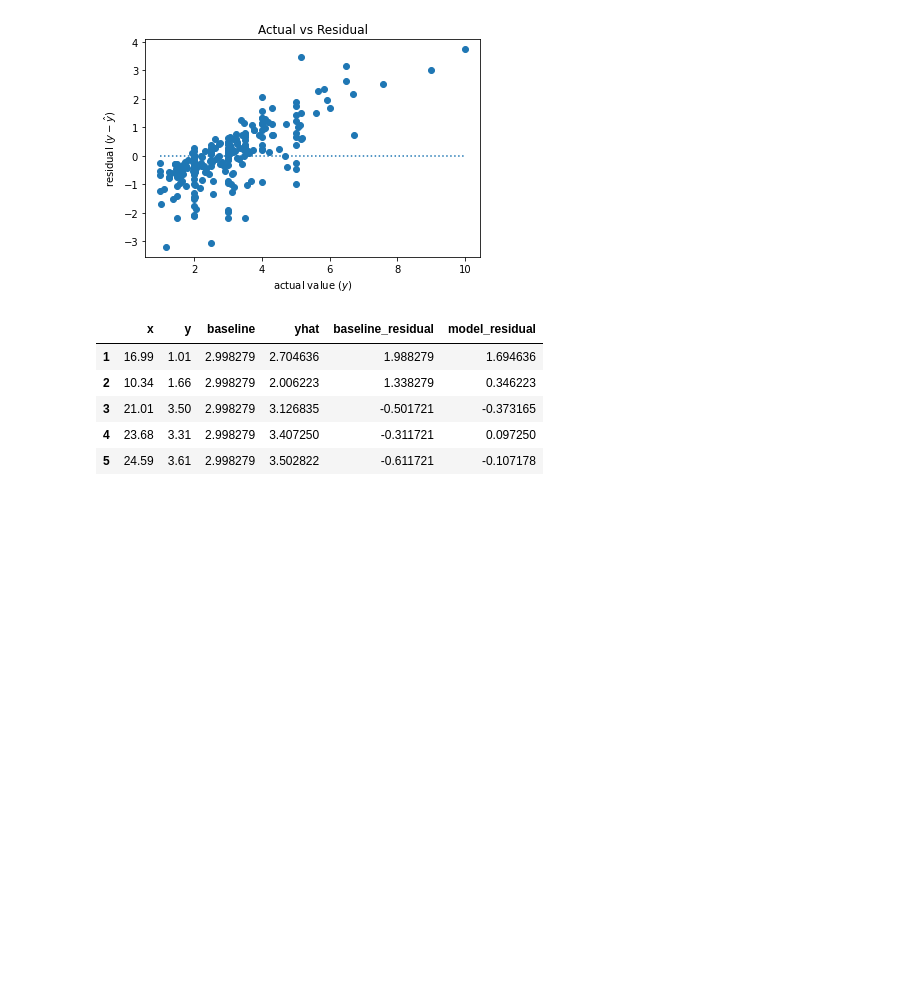
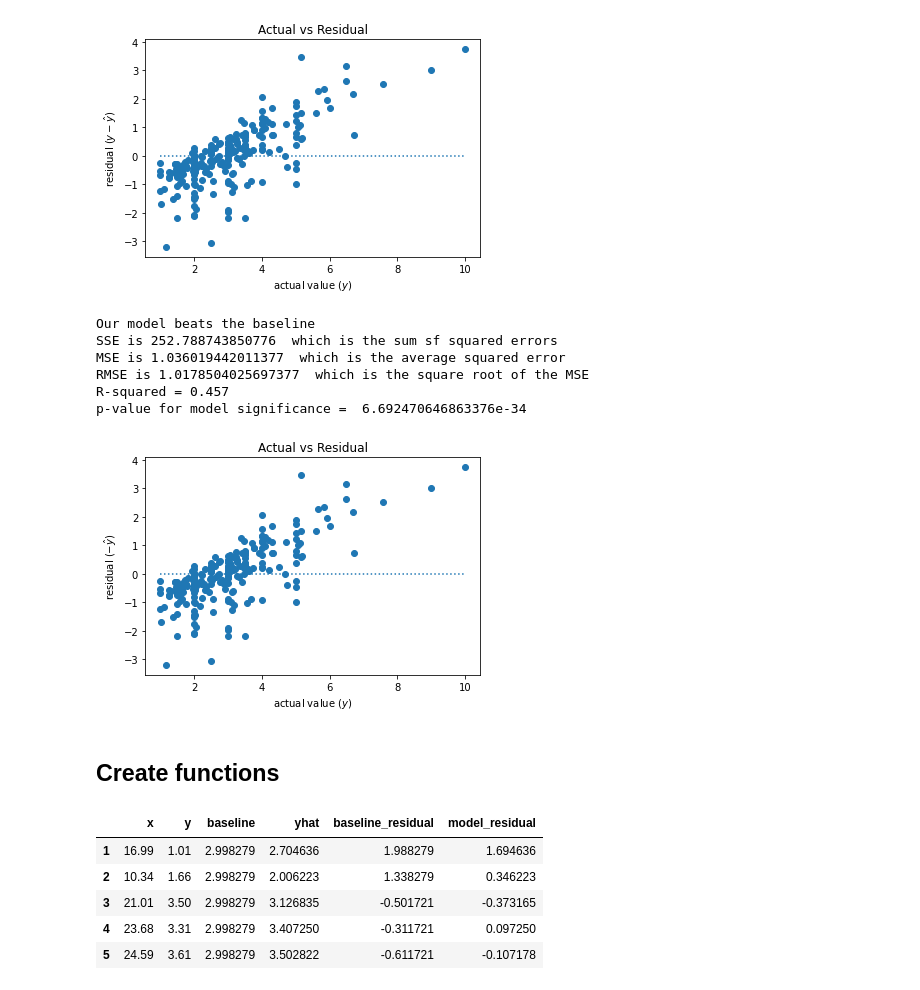
Before and after one commit to lukewbecker/regression-exercises, a Jupyter notebook: evaluate.ipynb, the cells around one changed output. Drawn from its saved outputs; the diff is of its cells as text; code cells hidden in the pictures; blank space fills up the shorter version.

```diff
--- a/evaluate.ipynb
+++ b/evaluate.ipynb
@@ -579,6 +635,20 @@ plot_residuals(tip_eval.y, tip_eval.yhat)
 plt.show()
 # %% [output]
 [figure]
+# %%
+# Using the all-encompassing function:
+
+model_function(model_tips, tip_df.tip, tip_df.total_bill)
+# %% [output]
+Our model beats the baseline
+SSE is 252.788743850776  which is the sum sf squared errors
+MSE is 1.036019442011377  which is the average squared error
+RMSE is 1.0178504025697377  which is the square root of the MSE
+R-squared = 0.457
+p-value for model significance =  6.692470646863376e-34
+[figure, added]
+# %% [markdown]
+## Create functions
 # %%
 def regression_errors(y, yhat, df):
 
```
Also changed, not shown: parts of 12 cells of this notebook.
